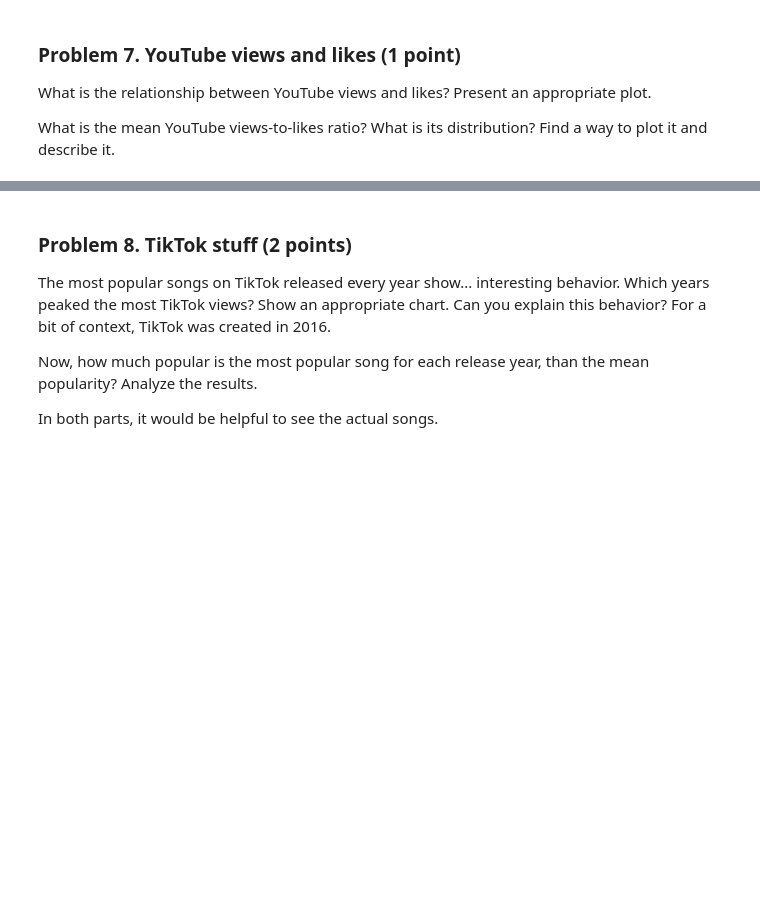
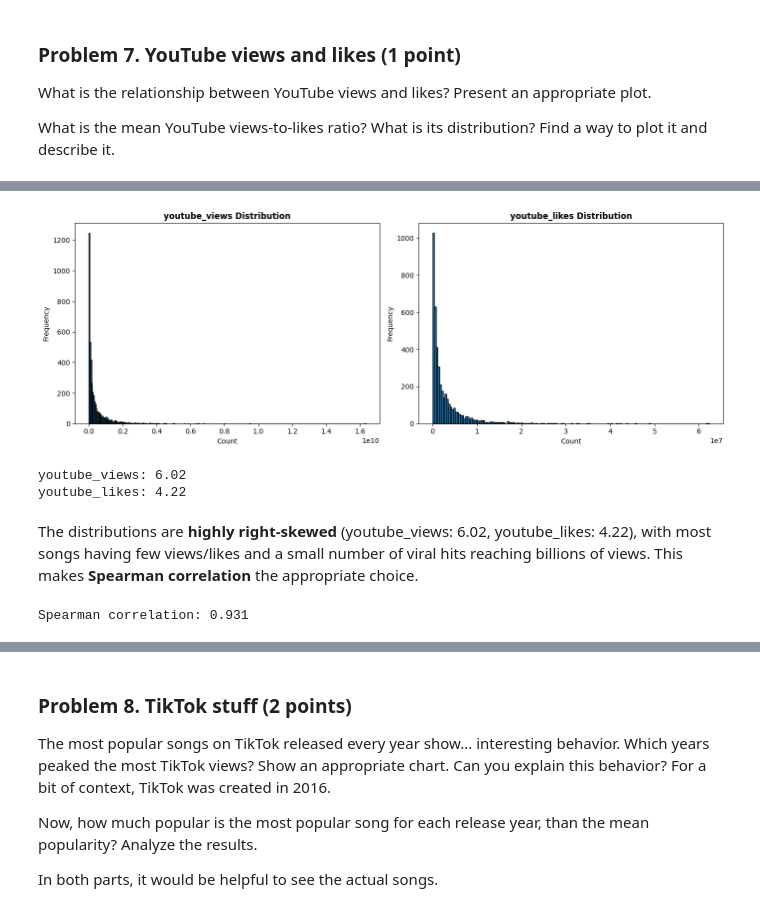
Before and after one commit to VladoDev03/data-science-softuni, a Jupyter notebook: 02-data-visualization-exploratory-data-analysis/Data Visualization and EDA Lab.ipynb, the cells around one changed output, grey strips where cells are left out. Cells and saved outputs as stored; diff of their text form; code cells hidden in the pictures; blank space fills up the shorter version.

```diff
--- a/02-data-visualization-exploratory-data-analysis/Data Visualization and EDA Lab.ipynb
+++ b/02-data-visualization-exploratory-data-analysis/Data Visualization and EDA Lab.ipynb
@@ -379,5 +379,28 @@ playlist_data
 | 4598 | 14037.0 | 1.0 | NaN | 7.0 |
 | 4599 | 32138.0 | 11.0 | 4.0 | 4.0 |
 4600 rows × 4 columns
+# %%
+def plot_distributions(data, cols, n_cols=2, figsize=None):
+    n_plots = len(cols)
+    n_rows = (n_plots + n_cols - 1) // n_cols
+
+    if figsize is None:
+        figsize = (7 * n_cols, 5 * n_rows)
+
+    _, axes = plt.subplots(n_rows, n_cols, figsize=figsize, squeeze=False)
+    axes = axes.flatten()
+
+    for ax, col in zip(axes, cols):
+        ax.hist(data[col].dropna(), bins="fd", edgecolor="black")
+        ax.set_title(f"{col} Distribution", fontweight="bold")
+        ax.set_xlabel("Count")
+        ax.set_ylabel("Frequency")
+
+    # Hide extra subplots
+    for ax in axes[n_plots:]:
+        ax.axis("off")
+
+    plt.tight_layout()
+    plt.show()
 # %%
 # Visualize distributions
@@ -500,3 +515,5 @@ The scatter plots illustrate these extremes: Apple Music $\leftrightarrow$ Deeze
 What is the relationship between YouTube views and likes? Present an appropriate plot.
 
 What is the mean YouTube views-to-likes ratio? What is its distribution? Find a way to plot it and describe it.
+# %%
+youtube_data = spotify_data[["youtube_views", "youtube_likes"]]
@@ -502,0 +536,16 @@ What is the mean YouTube views-to-likes ratio? What is its distribution? Find a
+# %%
+plot_distributions(spotify_data, youtube_data.columns)
+# %% [output]
+[figure, added]
+# %%
+print_skewness(youtube_data, youtube_data.columns)
+# %% [output]
+youtube_views: 6.02
+youtube_likes: 4.22
+# %% [markdown]
+The distributions are **highly right-skewed** (youtube_views: 6.02, youtube_likes: 4.22), with most songs having few views/likes and a small number of viral hits reaching billions of views. This makes **Spearman correlation** the appropriate choice.
+# %%
+corr_val = youtube_data.youtube_views.corr(youtube_data.youtube_likes, method="spearman")
+print(f"Spearman correlation: {corr_val:.3f}")
+# %% [output]
+Spearman correlation: 0.931
```
Also changed, not shown: parts of 6 cells of this notebook.
